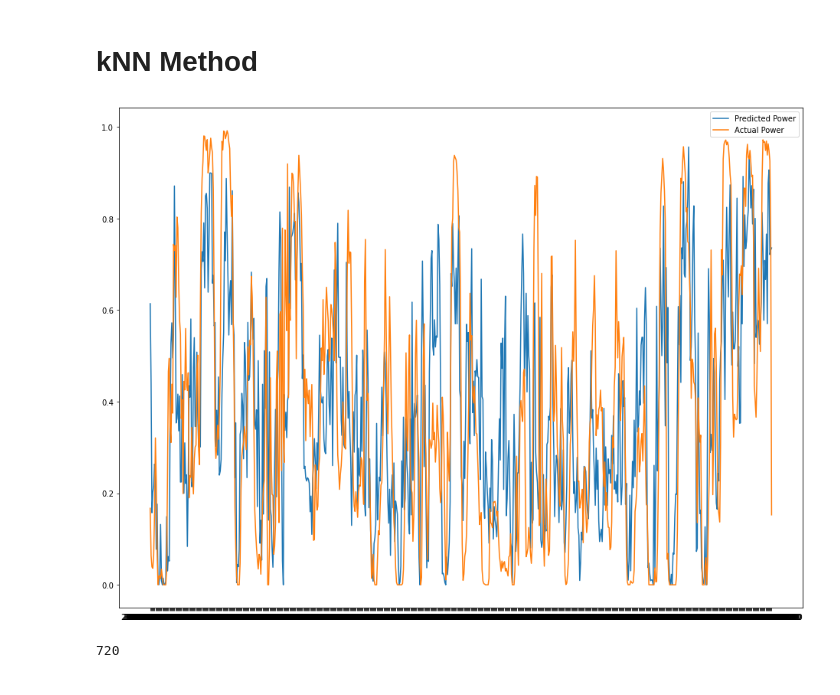
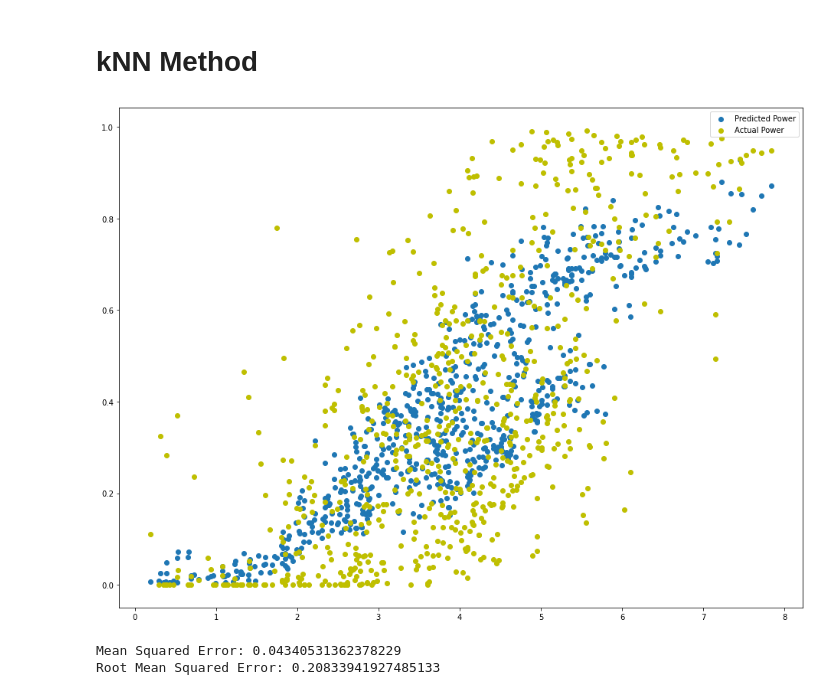
Before and after one commit to andreasdyve/IN5410-assignment2, a Jupyter notebook: Task 1.ipynb, the cells around one changed output. Drawn from its saved outputs; the diff is of its cells as text; code cells hidden in the pictures.

```diff
--- a/Task 1.ipynb
+++ b/Task 1.ipynb
@@ -165,38 +165,51 @@ WFI_1 = pd.read_csv('WeatherForecastInput.csv')
 SOL_1 = pd.read_csv('Solution.csv')
 
 WFI_1['POWER'] = SOL_1['POWER']
 
 KNN = KNN[['TIMESTAMP', 'POWER', 'U10', 'V10', 'WS10']]
 WFI_1 = WFI_1[['TIMESTAMP', 'POWER', 'U10', 'V10', 'WS10']]
 
 # KNN is train data
 # WFI_1 is test data
 
+#X_train = KNN.iloc[:, 4].values #WS10
 X_train = KNN.iloc[:, 2:4].values #X_train is U10 and V10
 y_train = KNN.iloc[:, 1].values #y_train is POWER
 
+#X_test = WFI_1.iloc[:, 4].values #WS10
 X_test = WFI_1.iloc[:, 2:4].values #X_test is U10 and V10
-y_test = SOL_1.iloc[:, 1].values #y_test is POWER
+y_test = WFI_1.iloc[:, 1].values #y_test is POWER
 
 from sklearn.neighbors import KNeighborsClassifier
 from sklearn.neighbors import KNeighborsRegressor
-clf = KNeighborsRegressor()
+clf = KNeighborsRegressor(n_neighbors=20)
 clf.fit(X_train, y_train)
 y_pred = clf.predict(X_test)
 
 # https://stackoverflow.com/questions/41925157/logisticregression-unknown-label-type-continuous-using-sklearn-in-python
 
-x = WFI_1['TIMESTAMP']
-plt.plot(x,y_pred, label = 'Predicted Power')
-plt.plot(x, y_test, label = 'Actual Power')
+#x = WFI_1['TIMESTAMP']
+x = WFI_1['WS10']
+y = WFI_1['POWER']
+plt.scatter(x,y_pred, label = 'Predicted Power')
+plt.scatter(x, y, label = 'Actual Power', color = 'y')
+#plt.plot(x, y_test, label = 'Actual Power')
 plt.legend()
 plt.rcParams['figure.figsize'] = [16, 12]
 plt.show()
 
-len(y_pred)
+from sklearn.metrics import mean_squared_error
+import math
+
+mse = mean_squared_error(y, y_pred)
+print("Mean Squared Error:",mse)
+rmse = math.sqrt(mse)
+print("Root Mean Squared Error:", rmse)
+
 #from sklearn.metrics import classification_report, confusion_matrix
 #print(confusion_matrix(y_test, y_pred))
 #print(classification_report(y_test, y_pred))
 # %% [output]
-[figure, old version]
+[figure, new version]
-720
+Mean Squared Error: 0.04340531362378229
+Root Mean Squared Error: 0.20833941927485133
```
Also changed, not shown: parts of 2 cells of this notebook.
